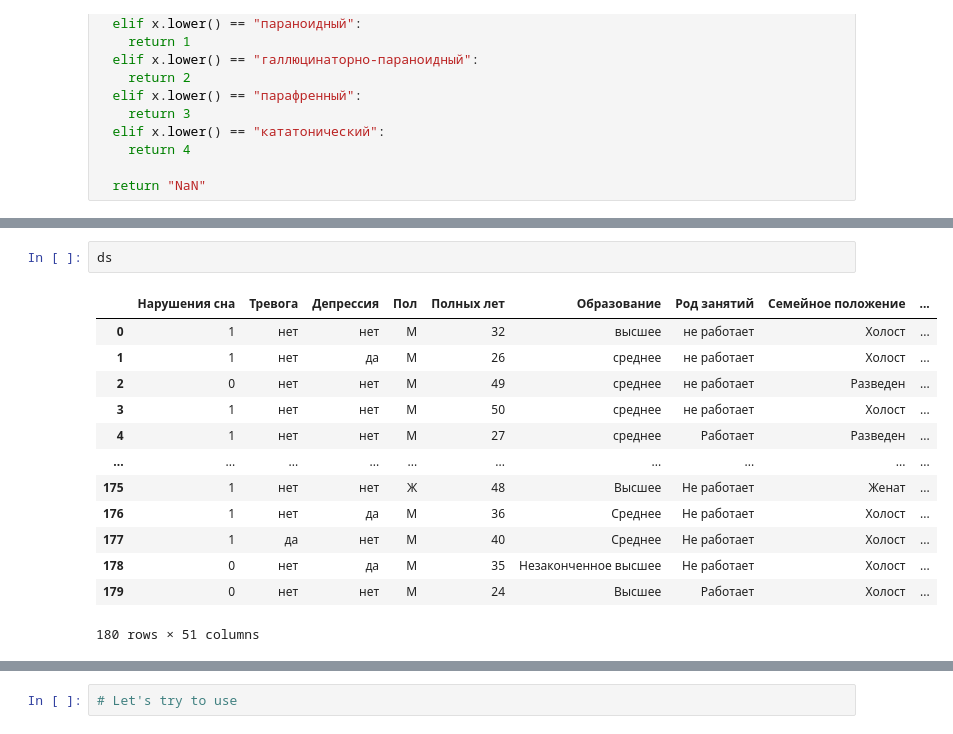
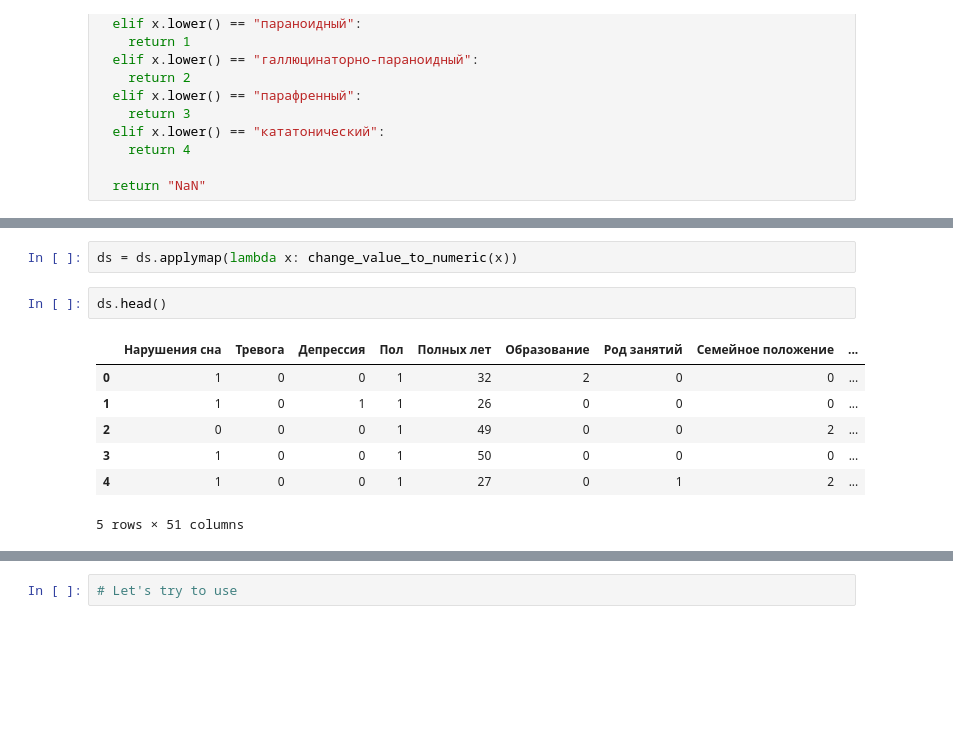
Before and after one commit to Nikitaion/mental_disorders, a Jupyter notebook: mental_disorders.ipynb, the cells around one changed output, grey strips where cells are left out. Cells and saved outputs as stored; diff of their text form; blank space fills up the shorter version.

```diff
--- a/mental_disorders.ipynb
+++ b/mental_disorders.ipynb
@@ -166,17 +170,13 @@ ds.applymap(lambda x: change_value_to_numeric(x))
 180 rows × 51 columns
+# %%
+ds = ds.applymap(lambda x: change_value_to_numeric(x))
 # %%
-ds
+ds.head()
 # %% [output]
 |  | Нарушения сна | Тревога | Депрессия | Пол | Полных лет | Образование | Род занятий | Семейное положение | ... |
-| 0 | 1 | нет | нет | М | 32 | высшее | не работает | Холост | ... |
-| 1 | 1 | нет | да | М | 26 | среднее | не работает | Холост | ... |
-| 2 | 0 | нет | нет | М | 49 | среднее | не работает | Разведен | ... |
-| 3 | 1 | нет | нет | М | 50 | среднее | не работает | Холост | ... |
-| 4 | 1 | нет | нет | М | 27 | среднее | Работает | Разведен | ... |
-| ... | ... | ... | ... | ... | ... | ... | ... | ... | ... |
-| 175 | 1 | нет | нет | Ж | 48 | Высшее | Не работает | Женат | ... |
-| 176 | 1 | нет | да | М | 36 | Среднее | Не работает | Холост | ... |
-| 177 | 1 | да | нет | М | 40 | Среднее | Не работает | Холост | ... |
-| 178 | 0 | нет | да | М | 35 | Незаконченное высшее | Не работает | Холост | ... |
-| 179 | 0 | нет | нет | М | 24 | Высшее | Работает | Холост | ... |
+| 0 | 1 | 0 | 0 | 1 | 32 | 2 | 0 | 0 | ... |
+| 1 | 1 | 0 | 1 | 1 | 26 | 0 | 0 | 0 | ... |
+| 2 | 0 | 0 | 0 | 1 | 49 | 0 | 0 | 2 | ... |
+| 3 | 1 | 0 | 0 | 1 | 50 | 0 | 0 | 0 | ... |
+| 4 | 1 | 0 | 0 | 1 | 27 | 0 | 1 | 2 | ... |
-180 rows × 51 columns
+5 rows × 51 columns
```
Also changed, not shown: parts of 8 cells of this notebook.
